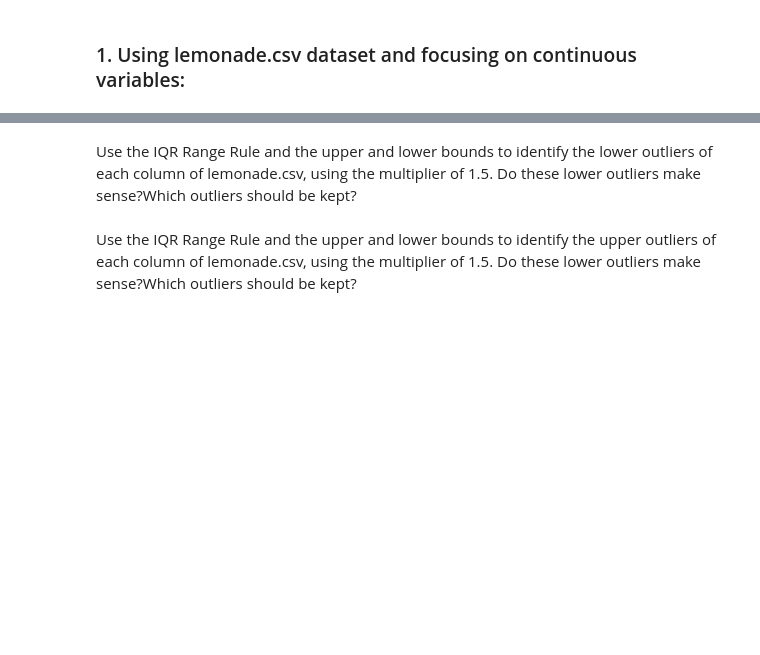
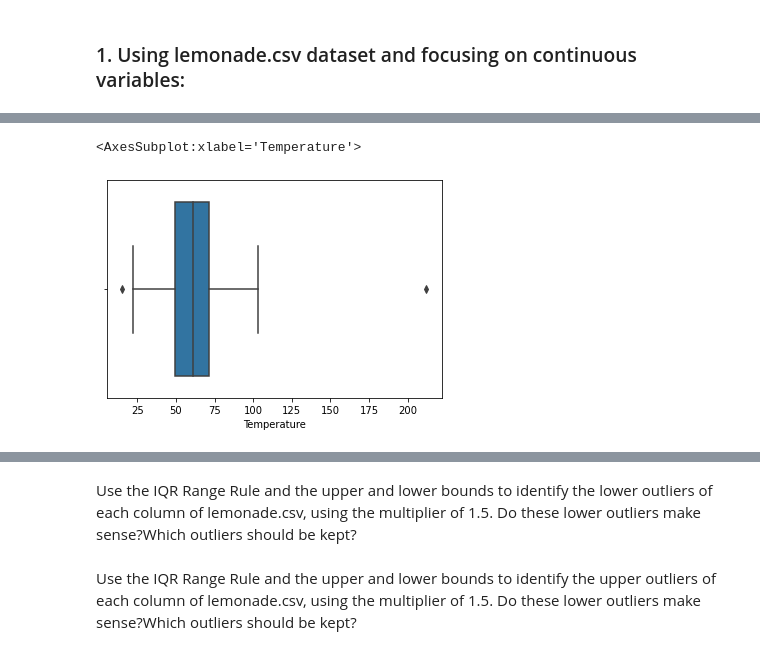
Before and after one commit to segovialori/anomaly-detection-exercises, a Jupyter notebook: continuous_probabilistic_methods.ipynb, the cells around one changed output, grey strips where cells are left out. Drawn from its saved outputs; the diff is of its cells as text; code cells hidden in the pictures; blank space fills up the shorter version.

```diff
--- a/continuous_probabilistic_methods.ipynb
+++ b/continuous_probabilistic_methods.ipynb
@@ -4,0 +99,5 @@
+# %%
+sns.boxplot(df['Temperature'])
+# %% [output]
+<AxesSubplot:xlabel='Temperature'>
+[figure, added]
```
Also changed, not shown: parts of 38 cells of this notebook.
